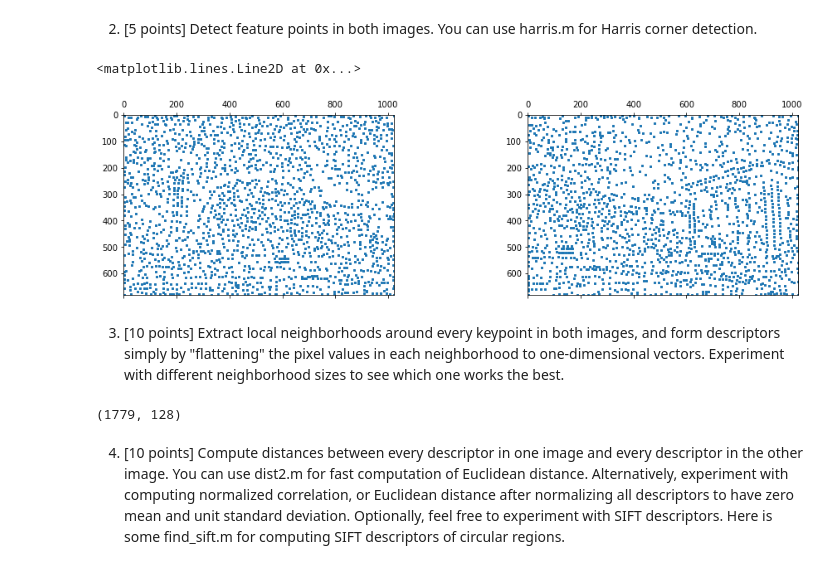
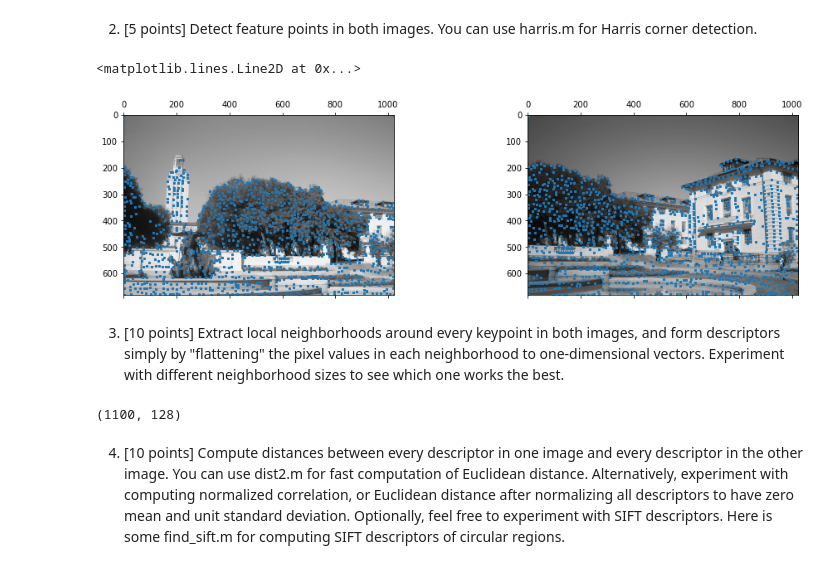
Before and after one commit to EYH0602/CV_HW2, a Jupyter notebook: hw2.ipynb, the cells around one changed output. Drawn from its saved outputs; the diff is of its cells as text; code cells hidden in the pictures.

```diff
--- a/hw2.ipynb
+++ b/hw2.ipynb
@@ -39,15 +41,17 @@ plt.imshow(left, cmap='gray')
 2. [5 points] Detect feature points in both images. You can use harris.m for Harris corner detection.
 # %%
 sigma = 3.2
-thres = 2
+thres = 40
 r = 3
 
 left_corners, left_r, left_c = harris(left, sigma, thresh=thres, radius=r)
 right_corners, right_r, right_c = harris(right, sigma, thresh=thres, radius=r)
 
 fig, ax = plt.subplots(1, 2, figsize = (16,4))
+ax[0].imshow(left, cmap='gray')
 ax[0].spy(left_corners, markersize=2)
+ax[1].imshow(right, cmap='gray')
 ax[1].spy(right_corners, markersize=2)
 # %% [output]
 <matplotlib.lines.Line2D at 0x...>
-[figure, old version]
+[figure, new version]
@@ -54,23 +61,23 @@ ax[1].spy(right_corners, markersize=2)
 # %% [markdown]
 3. [10 points] Extract local neighborhoods around every keypoint in both images, and form descriptors simply by "flattening" the pixel values in each neighborhood to one-dimensional vectors. Experiment with different neighborhood sizes to see which one works the best.
 # %%
-h, w = left_corners.shape
+r_circ = 4
 left_circles = np.vstack([
+    left_c,
     left_r,
-    left_c,
-    r * np.ones(left_r.shape[0])
+    r_circ * np.ones(left_r.shape[0])
 ]).T
 right_circles = np.vstack([
+    right_c,
     right_r,
-    right_c,
-    r * np.ones(right_r.shape[0])
+    r_circ * np.ones(right_r.shape[0])
 ]).T
 
-left_sift = find_sift(left_corners, left_circles)
-right_sift = find_sift(right_corners, right_circles)
+left_sift = find_sift(left, left_circles)
+right_sift = find_sift(right, right_circles)
 left_sift.shape
 # %% [output]
-(1779, 128)
+(1100, 128)
 # %% [markdown]
 4. [10 points] Compute distances between every descriptor in one image and every descriptor in the other image. You can use dist2.m for fast computation of Euclidean distance. Alternatively, experiment with computing normalized correlation, or Euclidean distance after normalizing all descriptors to have zero mean and unit standard deviation. Optionally, feel free to experiment with SIFT descriptors. Here is some find_sift.m for computing SIFT descriptors of circular regions.
 # %%
```
Also changed, not shown: parts of 15 cells of this notebook, 1 other file.
